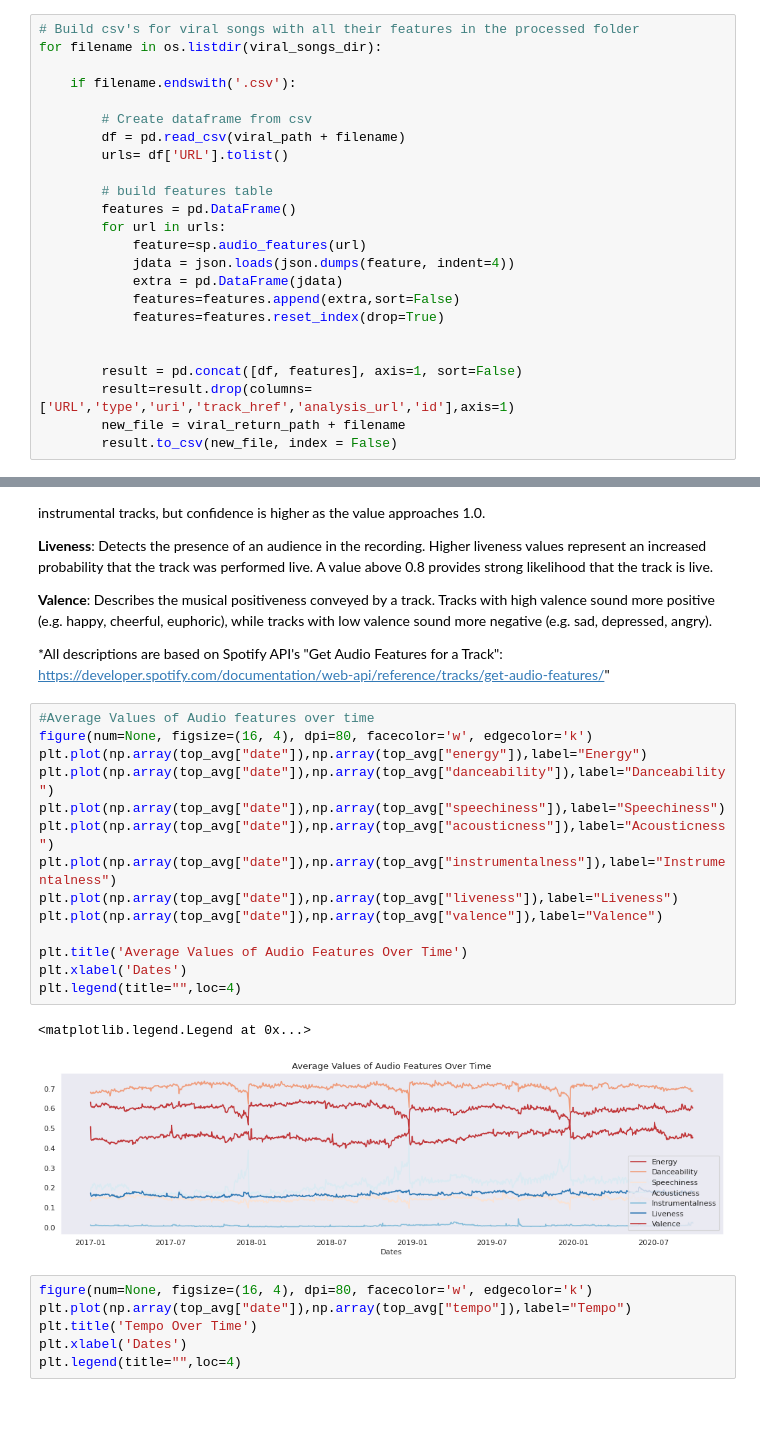
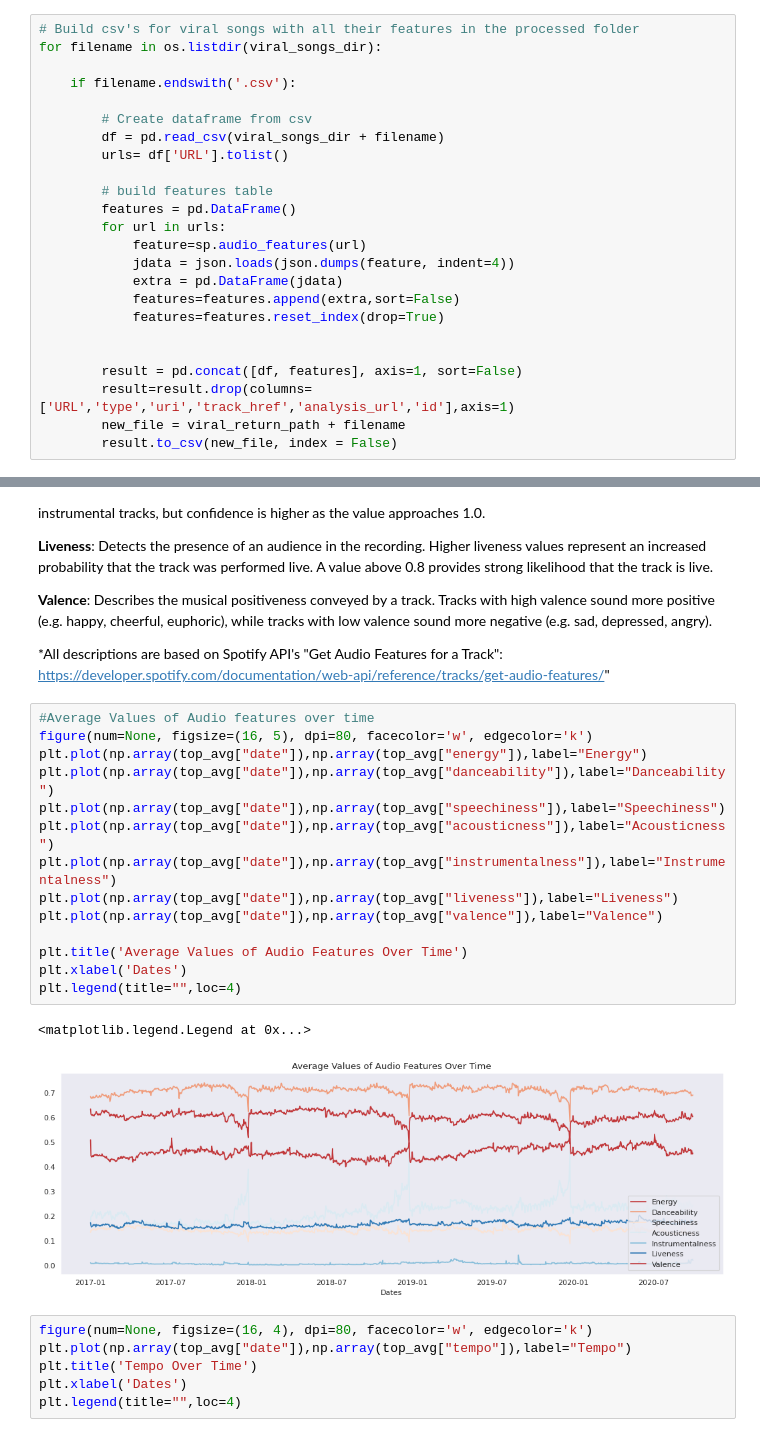
Before and after one commit to kenneym/spotify-mental-health, a Jupyter notebook: spotify_data.ipynb, the cells around one changed output, grey strips where cells are left out. Cells and saved outputs as stored; diff of their text form; blank space fills up the shorter version.

```diff
--- a/exploratory-data-analysis.ipynb
+++ b/spotify_data.ipynb
@@ -118,7 +115,7 @@ for filename in os.listdir(viral_songs_dir):
     if filename.endswith('.csv'):
 
         # Create dataframe from csv
-        df = pd.read_csv(viral_path + filename)
+        df = pd.read_csv(viral_songs_dir + filename)
         urls= df['URL'].tolist()
 
         # build features table
@@ -288,21 +287,21 @@ This section provides visualization of how the average value of each audio featu
 *All descriptions are based on Spotify API's "Get Audio Features for a Track": https://developer.spotify.com/documentation/web-api/reference/tracks/get-audio-features/"
 # %%
 #Average Values of Audio features over time
-figure(num=None, figsize=(16, 4), dpi=80, facecolor='w', edgecolor='k')
+figure(num=None, figsize=(16, 5), dpi=80, facecolor='w', edgecolor='k')
 plt.plot(np.array(top_avg["date"]),np.array(top_avg["energy"]),label="Energy")
 plt.plot(np.array(top_avg["date"]),np.array(top_avg["danceability"]),label="Danceability")
 plt.plot(np.array(top_avg["date"]),np.array(top_avg["speechiness"]),label="Speechiness")
 plt.plot(np.array(top_avg["date"]),np.array(top_avg["acousticness"]),label="Acousticness")
 plt.plot(np.array(top_avg["date"]),np.array(top_avg["instrumentalness"]),label="Instrumentalness")
 plt.plot(np.array(top_avg["date"]),np.array(top_avg["liveness"]),label="Liveness")
 plt.plot(np.array(top_avg["date"]),np.array(top_avg["valence"]),label="Valence")
 
 plt.title('Average Values of Audio Features Over Time')
 plt.xlabel('Dates')
 plt.legend(title="",loc=4)
 # %% [output]
 <matplotlib.legend.Legend at 0x...>
-[figure, old version]
+[figure, new version]
 # %%
 figure(num=None, figsize=(16, 4), dpi=80, facecolor='w', edgecolor='k')
 plt.plot(np.array(top_avg["date"]),np.array(top_avg["tempo"]),label="Tempo")
```
Also changed, not shown: parts of 26 cells of this notebook, 6 other files.
